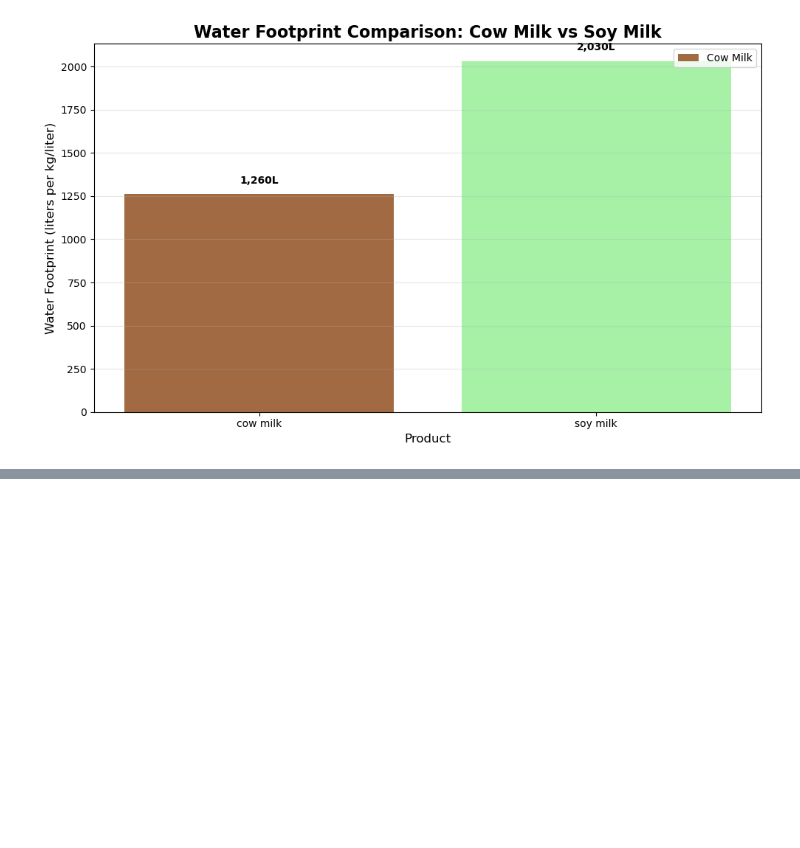
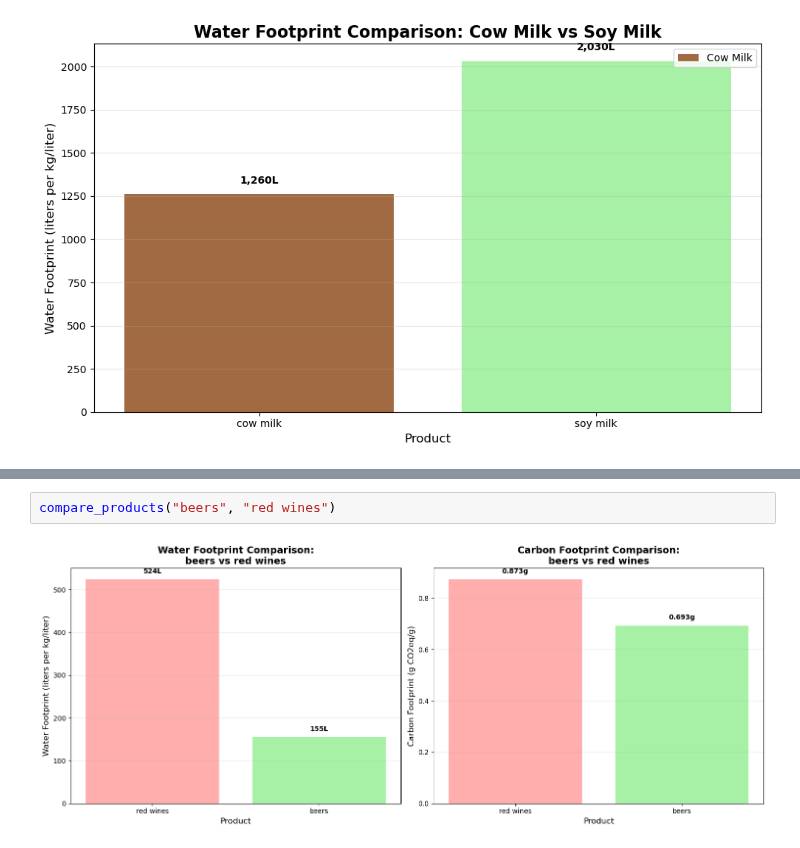
Before and after one commit to TCoaM/TrueCostOfAMeal, a Jupyter notebook: pietraaaaaaaaaaaaa.ipynb, the cells around one changed output, grey strips where cells are left out. Saved outputs shown, nothing was run; the diff lists cells and outputs as text; blank space fills up the shorter version.

```diff
--- a/pietraaaaaaaaaaaaa.ipynb
+++ b/pietraaaaaaaaaaaaa.ipynb
@@ -160,0 +136,4 @@ cow milk produces 1.7x more CO2 than soy milk
+# %%
+compare_products("beers", "red wines")
+# %% [output]
+[figure, added]
```
Also changed, not shown: parts of 8 cells of this notebook.
